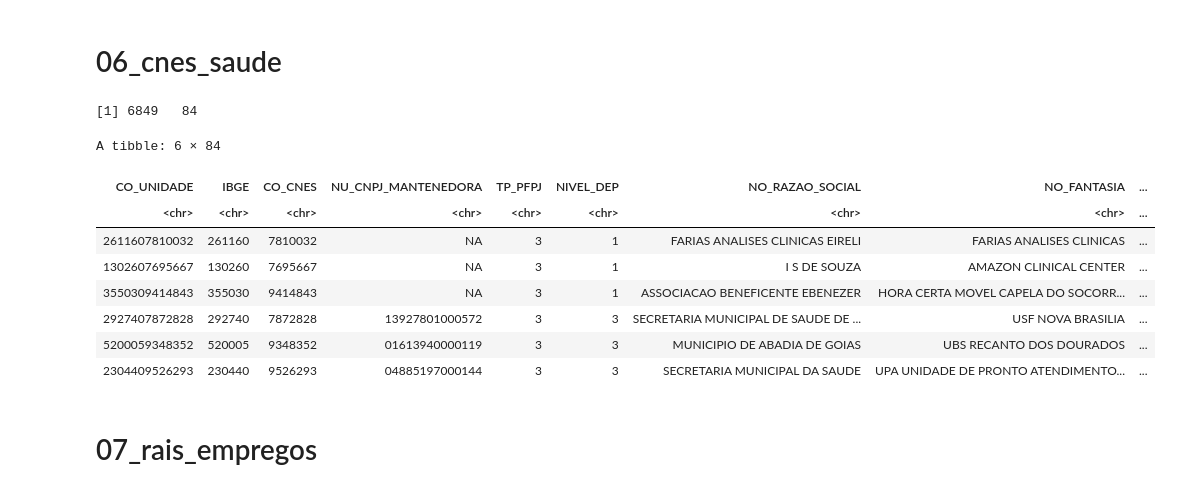
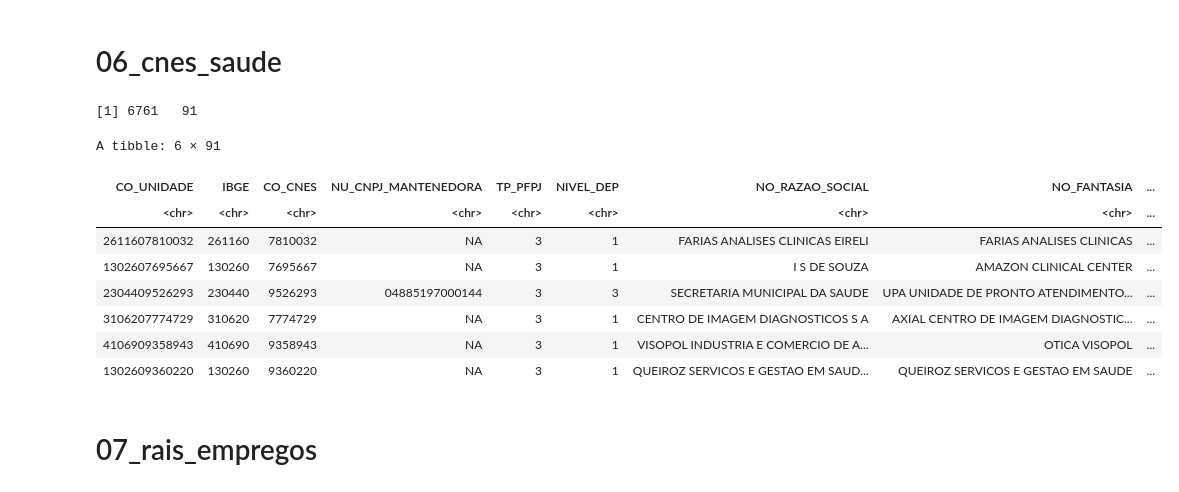
Before and after one commit to Multiplicidademobilidade/indice_acesso_cidade, a Jupyter notebook: R/dev_rev/01 - Visualização de objetos resultantes por pasta.ipynb, the cells around one changed output. Cells and saved outputs as stored; diff of their text form; code cells hidden in the pictures.

```diff
--- a/R/dev_rev/01 - Visualização de objetos resultantes por pasta.ipynb
+++ b/R/dev_rev/01 - Visualização de objetos resultantes por pasta.ipynb
@@ -203,22 +203,22 @@ A data.table: 8 × 12
 # %% [markdown]
 # 06_cnes_saude
 # %%
-open_file <- '../../../indice-mobilidade_dados/06_cnes_saude/2019/saude_2019_filter_geocoded.rds'
+open_file <- '../../../indice-mobilidade_dados/06_cnes_saude/2019/saude_2019_filter_geocode_revisto_gmaps_duas_etapas.rds'
 censo_escolar <- read_rds(open_file)
 
 dim(censo_escolar)
 head(censo_escolar)
 # %% [output]
-[1] 6849   84
+[1] 6761   91
-A tibble: 6 × 84
+A tibble: 6 × 91
 | CO_UNIDADE | IBGE | CO_CNES | NU_CNPJ_MANTENEDORA | TP_PFPJ | NIVEL_DEP | NO_RAZAO_SOCIAL | NO_FANTASIA | ... |
 | <chr> | <chr> | <chr> | <chr> | <chr> | <chr> | <chr> | <chr> | ... |
 | 2611607810032 | 261160 | 7810032 | NA | 3 | 1 | FARIAS ANALISES CLINICAS EIRELI | FARIAS ANALISES CLINICAS | ... |
 | 1302607695667 | 130260 | 7695667 | NA | 3 | 1 | I S DE SOUZA | AMAZON CLINICAL CENTER | ... |
-| 3550309414843 | 355030 | 9414843 | NA | 3 | 1 | ASSOCIACAO BENEFICENTE EBENEZER | HORA CERTA MOVEL CAPELA DO SOCORR... | ... |
-| 2927407872828 | 292740 | 7872828 | 13927801000572 | 3 | 3 | SECRETARIA MUNICIPAL DE SAUDE DE ... | USF NOVA BRASILIA | ... |
-| 5200059348352 | 520005 | 9348352 | 01613940000119 | 3 | 3 | MUNICIPIO DE ABADIA DE GOIAS | UBS RECANTO DOS DOURADOS | ... |
 | 2304409526293 | 230440 | 9526293 | 04885197000144 | 3 | 3 | SECRETARIA MUNICIPAL DA SAUDE | UPA UNIDADE DE PRONTO ATENDIMENTO... | ... |
+| 3106207774729 | 310620 | 7774729 | NA | 3 | 1 | CENTRO DE IMAGEM DIAGNOSTICOS S A | AXIAL CENTRO DE IMAGEM DIAGNOSTIC... | ... |
+| 4106909358943 | 410690 | 9358943 | NA | 3 | 1 | VISOPOL INDUSTRIA E COMERCIO DE A... | OTICA VISOPOL | ... |
+| 1302609360220 | 130260 | 9360220 | NA | 3 | 1 | QUEIROZ SERVICOS E GESTAO EM SAUD... | QUEIROZ SERVICOS E GESTAO EM SAUDE | ... |
 # %% [markdown]
 # 07_rais_empregos
 # %%
```
Also changed, not shown: parts of 19 cells of this notebook, 6 other files.
